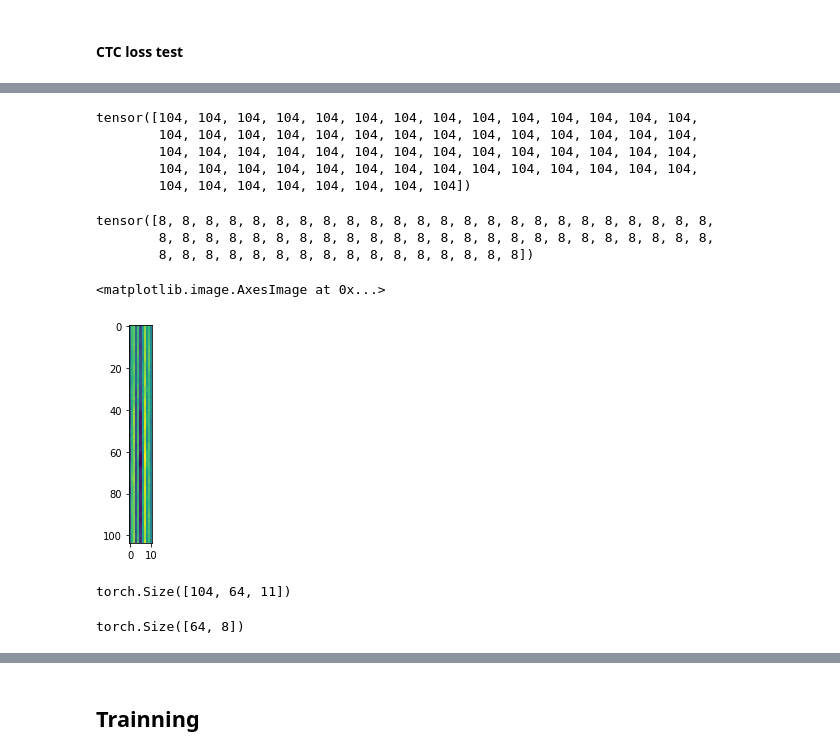
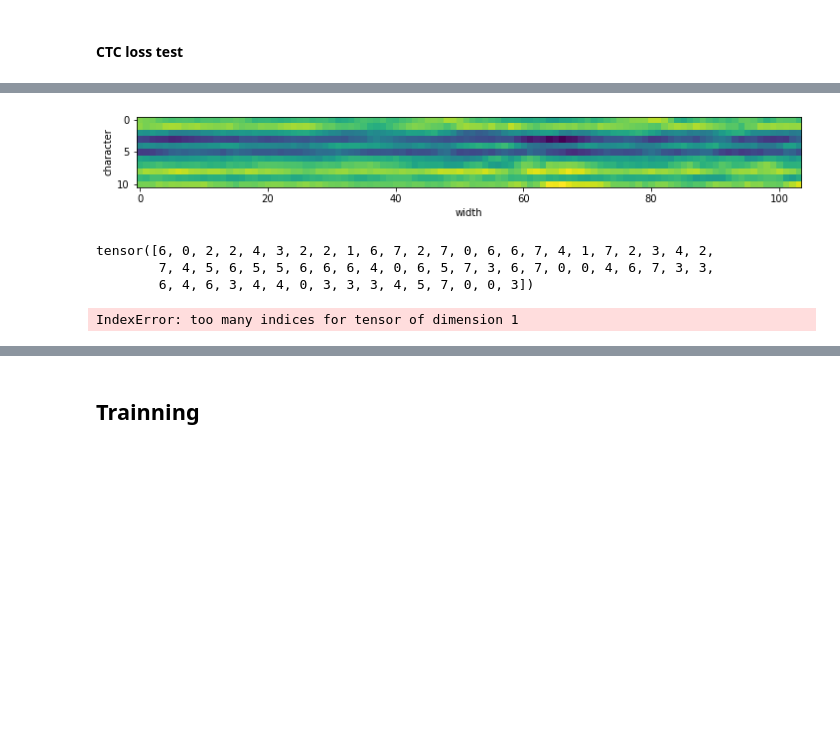
Before and after one commit to alpha358/Pytorch-OCR-Fully-Convolutional, a Jupyter notebook: generator/ocr_cnn_small.ipynb, the cells around one changed output, grey strips where cells are left out. Saved outputs shown, nothing was run; the diff lists cells and outputs as text; code cells hidden in the pictures; blank space fills up the shorter version.

Commit message:
error rate

```diff
--- a/generator/ocr_cnn_small.ipynb
+++ b/generator/ocr_cnn_small.ipynb
@@ -327,10 +327,10 @@ count_parameters(model)
 imgs, y_gt = next(gen_val)
 x = torch.tensor(imgs).float()
 
-y_hat = model(x)
+y_hat = model(x) #
 
-y_hat = torch.transpose(y_hat, 0, 2)
-y_hat = torch.transpose(y_hat, 1, 2)
+#y_hat = torch.transpose(y_hat, 0, 2)
+#y_hat = torch.transpose(y_hat, 1, 2)
 
 # %debug
 
@@ -364,36 +361,27 @@ n_characters, n_batches, n_character_classes  = y_hat.shape
 # %%
 input_lengths  = torch.full( (n_batches,), n_characters, dtype=torch.long) # lengths in terms of characters
 target_lengths = torch.full( (n_batches,), 8, dtype=torch.long)
-# %%
-input_lengths
-# %% [output]
-tensor([104, 104, 104, 104, 104, 104, 104, 104, 104, 104, 104, 104, 104, 104,
-        104, 104, 104, 104, 104, 104, 104, 104, 104, 104, 104, 104, 104, 104,
-        104, 104, 104, 104, 104, 104, 104, 104, 104, 104, 104, 104, 104, 104,
-        104, 104, 104, 104, 104, 104, 104, 104, 104, 104, 104, 104, 104, 104,
-        104, 104, 104, 104, 104, 104, 104, 104])
-# %%
-target_lengths
-# %% [output]
-tensor([8, 8, 8, 8, 8, 8, 8, 8, 8, 8, 8, 8, 8, 8, 8, 8, 8, 8, 8, 8, 8, 8, 8, 8,
-        8, 8, 8, 8, 8, 8, 8, 8, 8, 8, 8, 8, 8, 8, 8, 8, 8, 8, 8, 8, 8, 8, 8, 8,
-        8, 8, 8, 8, 8, 8, 8, 8, 8, 8, 8, 8, 8, 8, 8, 8])
 # %%
 from torch.nn.functional import ctc_loss
 # %%
-plt.imshow(y_hat[:,0,:].data.numpy()) # width, batch, char_class
+plt.figure(figsize=(12,4))
+plt.imshow(y_hat[0,:,:].data.numpy()) # Batch, Char_classes, Width
+plt.ylabel('character')
+plt.xlabel('width')
+plt.show()
 # %% [output]
-<matplotlib.image.AxesImage at 0x...>
-[figure, old version]
+[figure, new version]
+# %%
+y_gt
+# %% [output]
+tensor([6, 0, 2, 2, 4, 3, 2, 2, 1, 6, 7, 2, 7, 0, 6, 6, 7, 4, 1, 7, 2, 3, 4, 2,
+        7, 4, 5, 6, 5, 5, 6, 6, 6, 4, 0, 6, 5, 7, 3, 6, 7, 0, 0, 4, 6, 7, 3, 3,
+        6, 4, 6, 3, 4, 4, 0, 3, 3, 3, 4, 5, 7, 0, 0, 3])
+# %%
+y_gt[0,:].numpy().to_list()
+# %% [output]
+IndexError: too many indices for tensor of dimension 1
 # %%
 # y_gt
-# %%
-y_hat.shape
-# %% [output]
-torch.Size([104, 64, 11])
-# %%
-y_gt.shape
-# %% [output]
-torch.Size([64, 8])
 # %%
 loss = ctc_loss(
```
Also changed, not shown: parts of 22 cells of this notebook, 3 other files.
